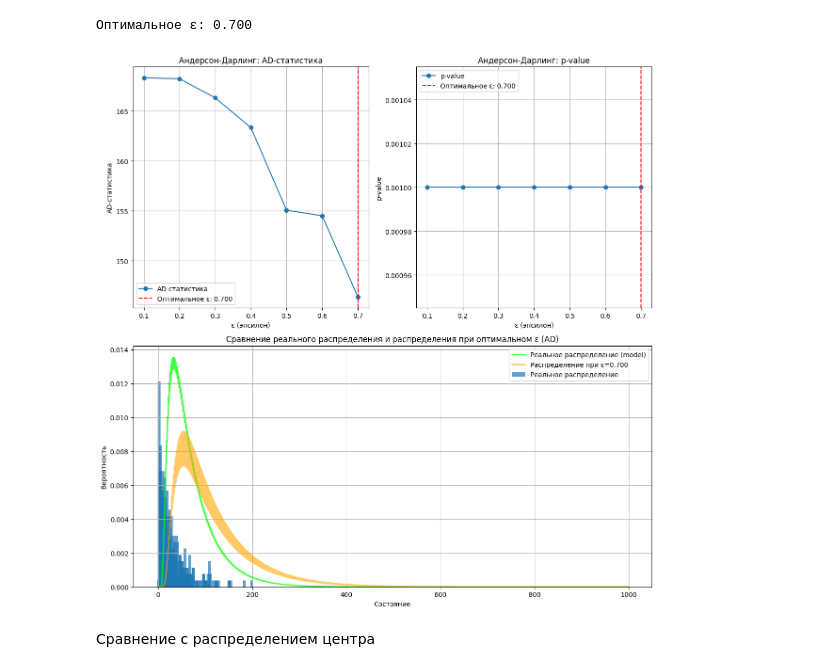
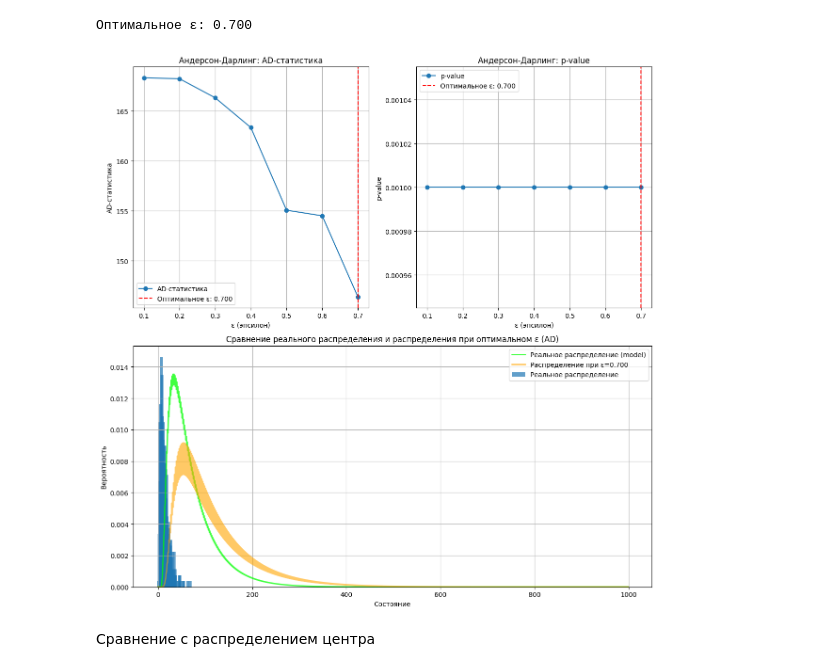
Before and after one commit to spells39/RWAnalyzer, a Jupyter notebook: src/find_opt_epsilon.ipynb, the cells around one changed output. Cells and saved outputs as stored; diff of their text form; code cells hidden in the pictures.

```diff
--- a/src/find_opt_epsilon.ipynb
+++ b/src/find_opt_epsilon.ipynb
@@ -568,35 +568,35 @@ plt.axvline(optimal_epsilon_pvp_border_ad, color='red', linestyle='--', label=f'
 plt.xlabel('ε (эпсилон)')
 plt.ylabel('AD-статистика')
 plt.title('Андерсон-Дарлинг: AD-статистика')
 plt.legend()
 plt.grid()
 
 plt.subplot(2, 2, 2)
 plt.plot(epsilon_vals, ad_p_values, marker='o', label='p-value')
 plt.axvline(optimal_epsilon_pvp_border_ad, color='red', linestyle='--', label=f'Оптимальное ε: {optimal_epsilon_pvp_border_ad:.3f}')
 plt.xlabel('ε (эпсилон)')
 plt.ylabel('p-value')
 plt.title('Андерсон-Дарлинг: p-value')
 plt.legend()
 plt.grid()
 
 plt.subplot(2, 1, 2)
 bin_size = 5
-grouped_data = [prob_real_center[i:i+bin_size].mean() for i in range(0, len(prob_real_center), bin_size)]
+grouped_data = [prob_real_border[i:i+bin_size].mean() for i in range(0, len(prob_real_border), bin_size)]
 plt.bar(range(len(grouped_data)), grouped_data, width=6, alpha=0.7, label='Реальное распределение')
 #plt.plot(prob_real_border, label='Реальное распределение', linestyle='-', color='blue', alpha=0.7, linewidth=2)
 plt.plot(prob_real_border_model, label='Реальное распределение (model)', linestyle='-', color='lime', alpha=0.75, linewidth=2)
 plt.plot(optimal_prob_pvp_border_ad, label=f'Распределение при ε={optimal_epsilon_pvp_border_ad:.3f}', linestyle='-', color='orange', alpha=0.6, linewidth=2)
 plt.xlabel('Состояние')
 plt.ylabel('Вероятность')
 plt.title('Сравнение реального распределения и распределения при оптимальном ε (AD)')
 plt.legend()
 plt.grid()
 
 plt.tight_layout()
 plt.show()
 # %% [output]
-[figure, old version]
+[figure, new version]
 # %% [markdown]
 Сравнение с распределением центра
 # %% [markdown]
```
Also changed, not shown: parts of 5 cells of this notebook.
